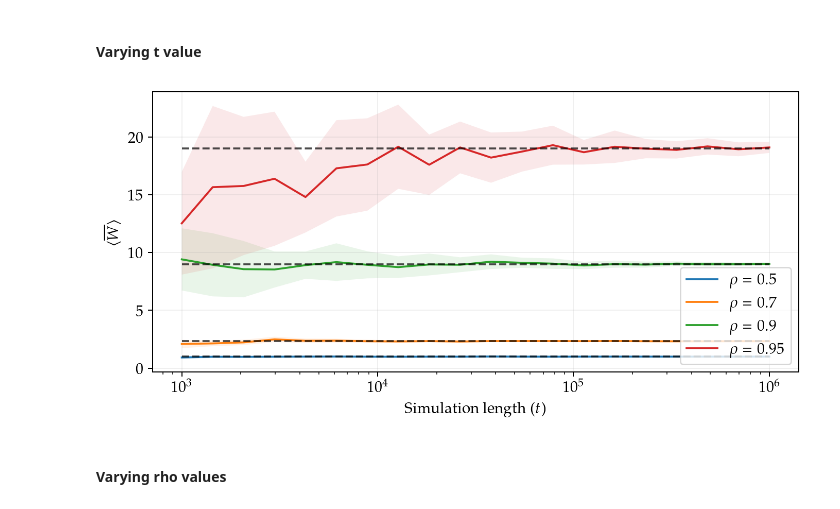
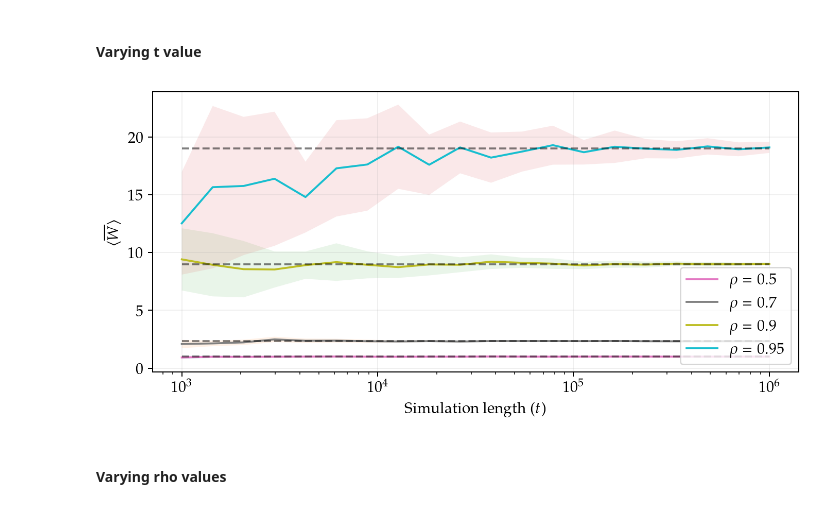
Before and after one commit to Maloup/Stochastic_assignment_2, a Jupyter notebook: Result_visualization.ipynb, the cells around one changed output. Cells and saved outputs as stored; diff of their text form; code cells hidden in the pictures.

```diff
--- a/Result_visualization.ipynb
+++ b/Result_visualization.ipynb
@@ -161,28 +161,29 @@ shelf.close()
 # %%
 #Make longer and bigger (different rhos)
 #And perhaps on a linear scale
 fig = plt.figure(figsize=(9, 4))
 E_Ws = []
-for i in ["0.5", "0.7", "0.9", "0.95"]:
+colors = ["tab:pink", "tab:gray", "tab:olive", "tab:cyan"]
+for j, i in enumerate(["0.5", "0.7", "0.9", "0.95"]):
     vary_t_results = Dict_t[i]
     results = [list(t) for t in vary_t_results]
     results_means = np.mean(results, axis=0)
     E_W = expected_waiting_time(float(i), 1, 1)
     E_Ws.append(E_W)
     a = [sp_confidence_interval(samples) for samples in np.array(results).T]
-    plt.plot(t_range, results_means, label=f"$\\rho = {i}$")
+    plt.plot(t_range, results_means, label=f"$\\rho = {i}$", color=colors[j])
     plt.fill_between(t_range, results_means - a, results_means + a, alpha=0.1)
 
-plt.hlines(E_Ws, t_range[0], t_range[-1], linestyles="--", color = "black", zorder = 3, alpha = 0.7)
+plt.hlines(E_Ws, t_range[0], t_range[-1], linestyles="--", color = "black", zorder = 3, alpha = 0.5)
 plt.xlabel("Simulation length ($t$)")
 plt.xscale("log")
 plt.ylabel("$\\langle\\overline{W}\\rangle$")
 plt.legend(loc="lower right")
 plt.grid(alpha=0.2)
 plt.savefig("figures/time_paramater_choice.pdf", bbox_inches="tight")
 plt.show()
 # %% [output]
-[figure, old version]
+[figure, new version]
 # %% [markdown]
 #### Varying rho values
 # %%
```
Also changed, not shown: parts of 3 cells of this notebook, 5 other files.
